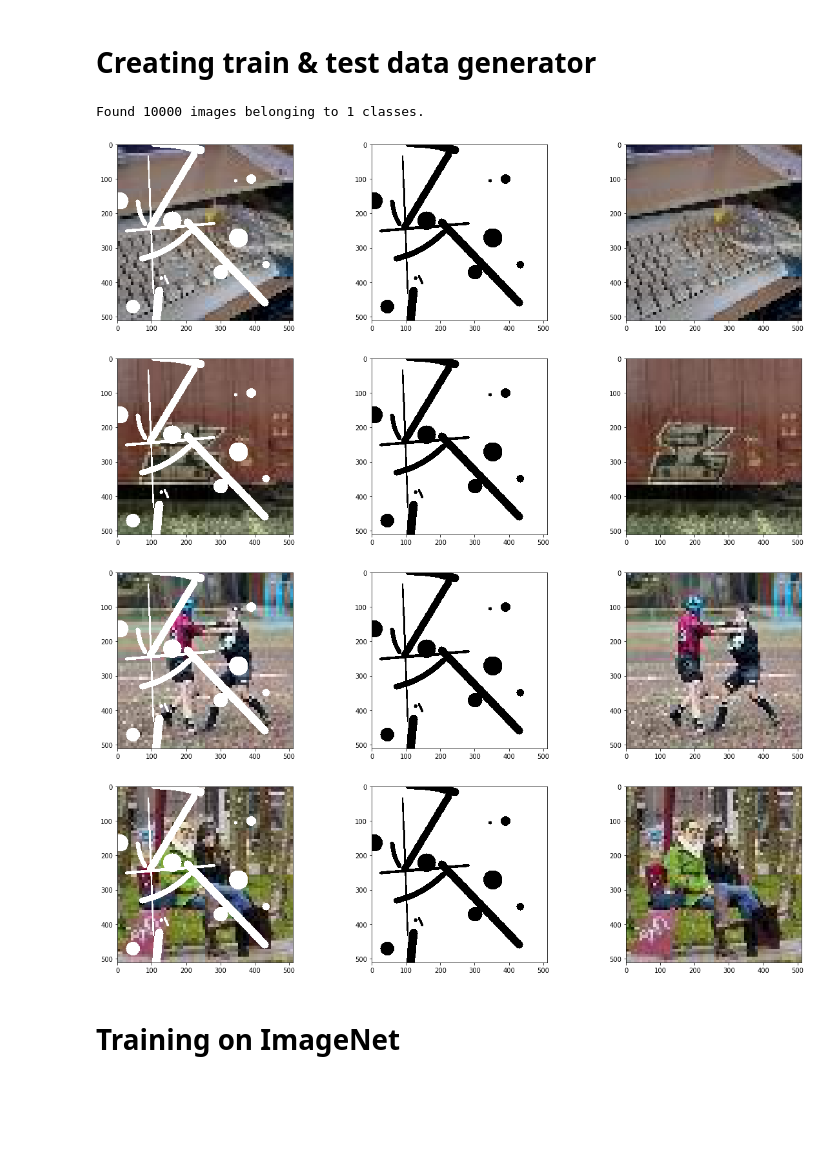
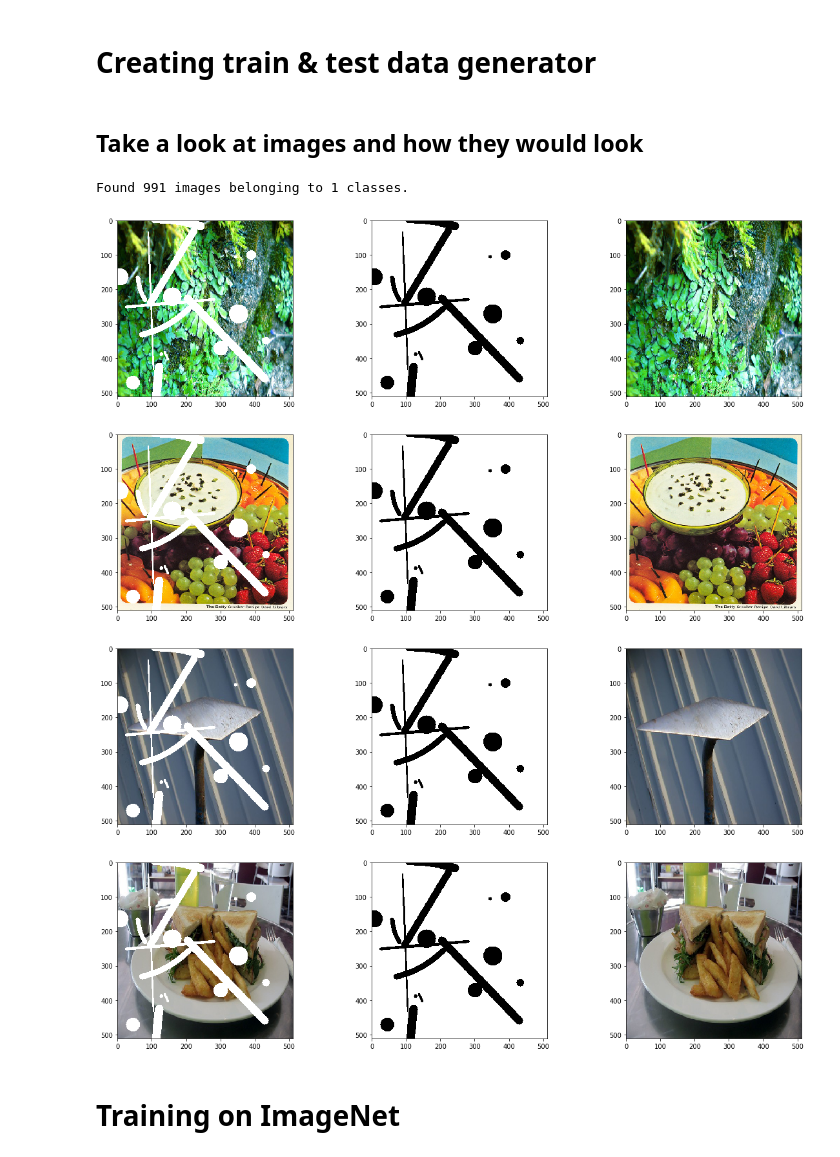
Before and after one commit to gaseosaluz/PConv-Keras, a Jupyter notebook: notebooks/Step4 - Imagenet Training.ipynb, the cells around one changed output. Drawn from its saved outputs; the diff is of its cells as text; code cells hidden in the pictures; blank space fills up the shorter version.

Commit message:
Fixed prob with train data paths

```diff
--- a/notebooks/Step4 - Imagenet Training.ipynb
+++ b/notebooks/Step4 - Imagenet Training.ipynb
@@ -47,7 +73,7 @@ plt.ioff()
 # %%
-TRAIN_DIR = "/home/edm/work/mldata/tiny-imagenet-200/train"
-VAL_DIR = "/home/edm/work/mldata/tiny-imagenet-200/val"
-TEST_DIR = "/home/edm/work/mldata/tiny-imagenet-200/test"
+TRAIN_DIR = r"/home/edm/work/mldata/small-imagenet/imagenet_100_100_811/train/"
+VAL_DIR = r"/home/edm/work/mldata/small-imagenet/imagenet_100_100_811//"
+TEST_DIR = r"/home/edm/work/mldata/small-imagenet/imagenet_100_100_811/test/"
 
 BATCH_SIZE = 4
 # %% [markdown]
@@ -115,21 +144,22 @@ test_generator = test_datagen.flow_from_directory(
+# %% [markdown]
+## Take a look at images and how they would look
 # %%
-# Pick out an example
-test_data = next(test_generator)
+test_data = next(val_generator)
 (masked, mask), ori = test_data
 
 # Show side by side
 for i in range(len(ori)):
     _, axes = plt.subplots(1, 3, figsize=(20, 5))
     axes[0].imshow(masked[i,:,:,:])
     axes[1].imshow(mask[i,:,:,:] * 1.)
     axes[2].imshow(ori[i,:,:,:])
     plt.show()
 # %% [output]
-Found 10000 images belonging to 1 classes.
+Found 991 images belonging to 1 classes.
-[figure, old version]
+[figure, new version]
-[figure, old version]
+[figure, new version]
-[figure, old version]
+[figure, new version]
-[figure, old version]
+[figure, new version]
 # %% [markdown]
 # Training on ImageNet
 # %%
```
Also changed, not shown: parts of 18 cells of this notebook, 1 other file.
